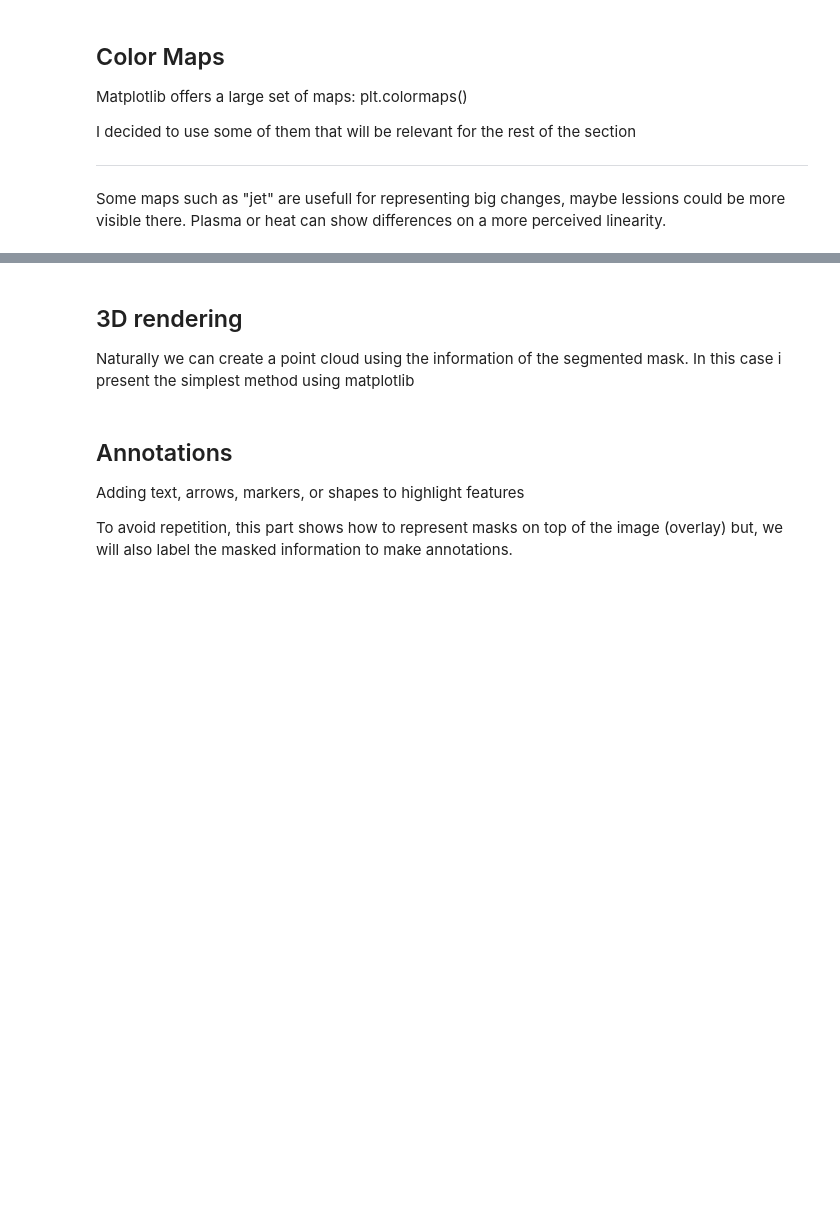
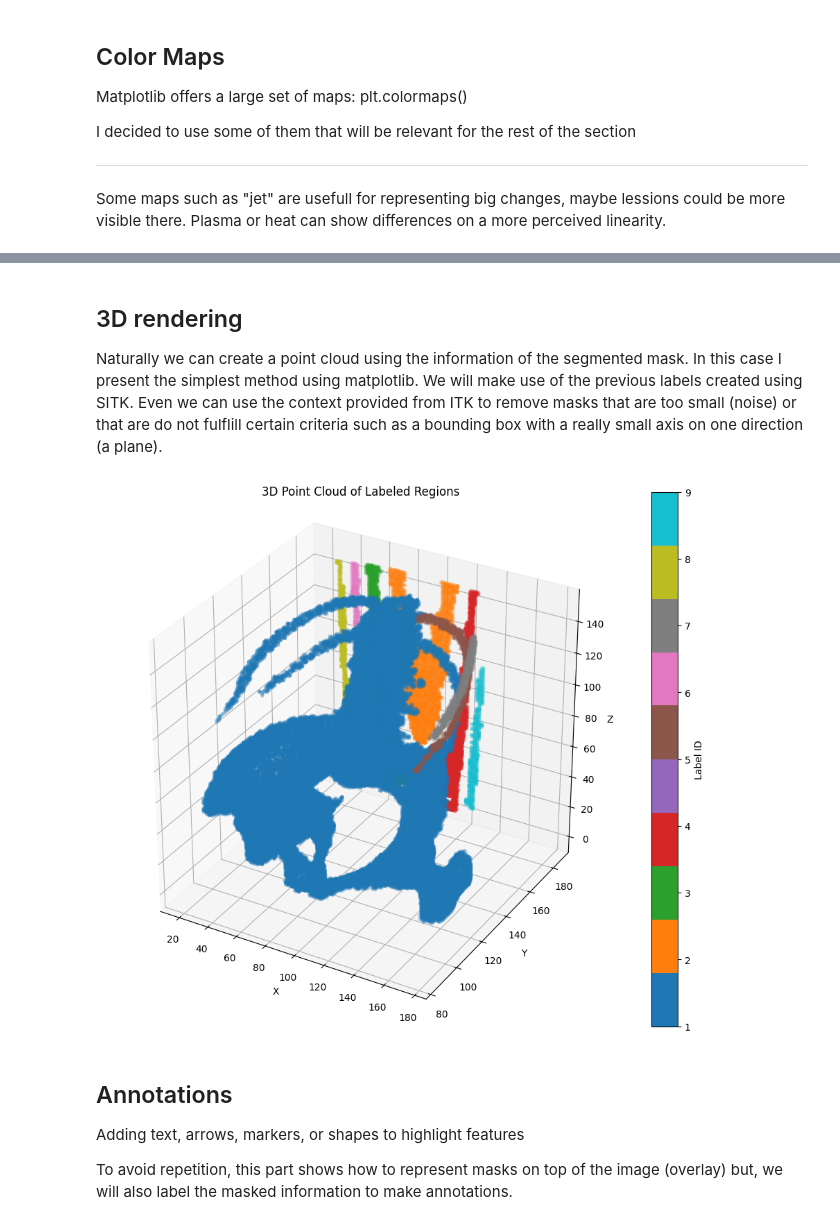
Before and after one commit to carlesmatoses/SV, a Jupyter notebook: proj2/Assigment2-part1.ipynb, the cells around one changed output, grey strips where cells are left out. Drawn from its saved outputs; the diff is of its cells as text; code cells hidden in the pictures; blank space fills up the shorter version.

```diff
--- a/proj2/Assigment2-part1.ipynb
+++ b/proj2/Assigment2-part1.ipynb
@@ -566,13 +662,13 @@ myshow(sitk.LabelToRGB(labeled_filtered), "Labeled Regions")
 # %% [markdown]
 ## 3D rendering
-Naturally we can create a point cloud using the information of the segmented mask. In this case i present the simplest method using matplotlib
+Naturally we can create a point cloud using the information of the segmented mask. In this case I present the simplest method using matplotlib. We will make use of the previous labels created using SITK. Even we can use the context provided from ITK to remove masks that are too small (noise) or that are do not fulflill certain criteria such as a bounding box with a really small axis on one direction (a plane).
 # %%
 import matplotlib.pyplot as plt
 from mpl_toolkits.mplot3d import Axes3D
 # %matplotlib inline
 
 # We will lower resolution before since it has too many points
-res = 3
+res = 2
 labeled_filtered_lowres = sitk.Resample(
     labeled_filtered,
     [int(s/res) for s in labeled_filtered.GetSize()],
@@ -606,33 +702,35 @@ labeled_array = sitk.GetArrayFromImage(labeled_filtered_lowres)
 
 # Get coordinates of all non-zero voxels (all labeled regions)
 coords = np.argwhere(labeled_array > 0)
 
 # coords has shape (N, 3) where each row is [z, y, x]
 z_coords, y_coords, x_coords = coords[:, 0], coords[:, 1], coords[:, 2]
 
 # Get the label values at those coordinates for coloring
 labels = labeled_array[coords[:, 0], coords[:, 1], coords[:, 2]]
 
 # Get alpha values at those coordinates
 alpha_values = alpha_values[coords[:, 0], coords[:, 1], coords[:, 2]]**2
 
 # Create 3D scatter plot
 fig = plt.figure(figsize=(12, 10))
 ax = fig.add_subplot(111, projection='3d')
 
 # Plot point cloud (color by label)
 scatter = ax.scatter(x_coords, y_coords, z_coords, c=labels, cmap='tab10',
                      marker='.', s=40, alpha=alpha_values)
 
 ax.set_xlabel('X')
 ax.set_ylabel('Y')
 ax.set_zlabel('Z')
 ax.set_title('3D Point Cloud of Labeled Regions')
 # preserve aspect ratio
 ax.set_box_aspect([1,1,1])  # Equal aspect ratio
 plt.colorbar(scatter, ax=ax, label='Label ID')
 
 plt.show()
+# %% [output]
+[figure, added]
 # %% [markdown]
 ## Annotations
 Adding text, arrows, markers, or shapes to highlight features
```
Also changed, not shown: parts of 23 cells of this notebook.
